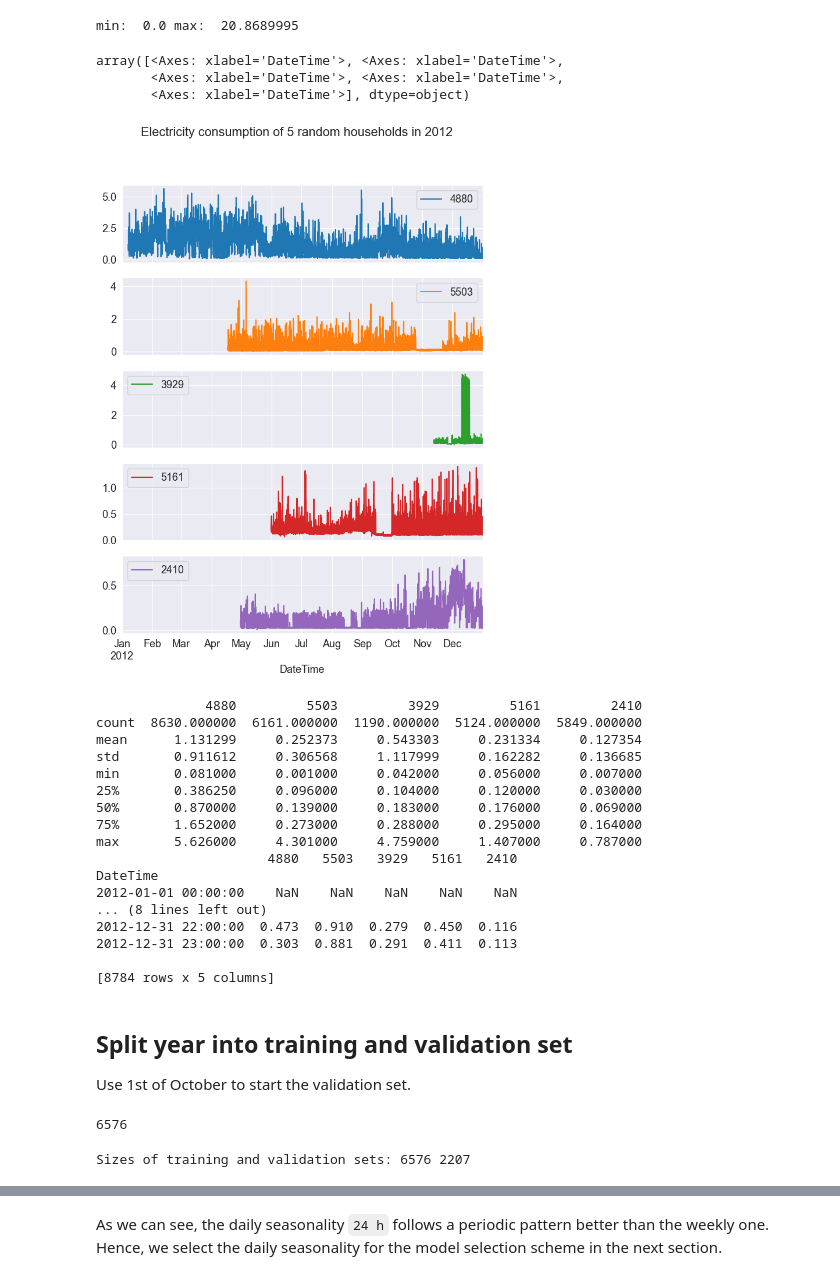
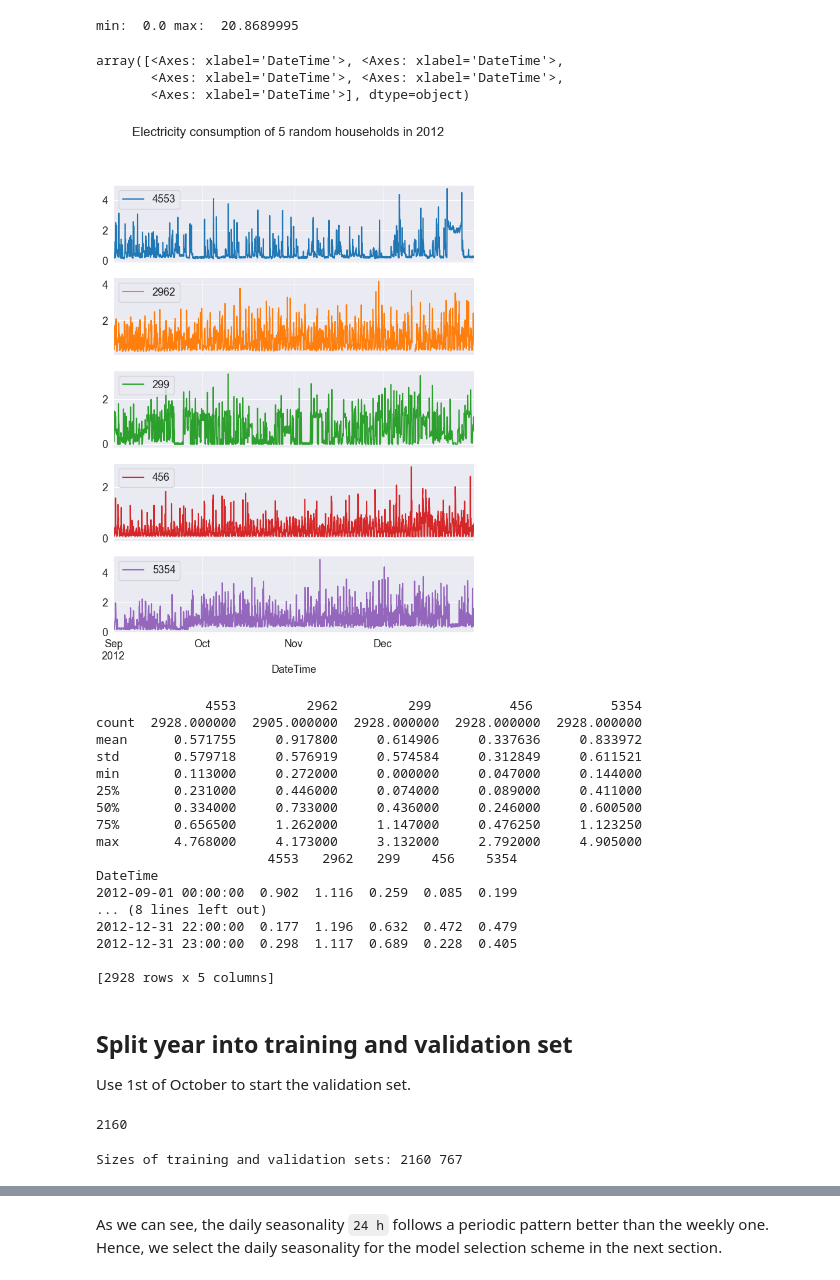
Before and after one commit to spetznick/ml4gd-project-group-3, a Jupyter notebook: arima/results_arima.ipynb, the cells around one changed output, grey strips where cells are left out. Saved outputs shown, nothing was run; the diff lists cells and outputs as text; code cells hidden in the pictures.

```diff
--- a/arima/results_arima.ipynb
+++ b/arima/results_arima.ipynb
@@ -25,7 +25,7 @@ print(os.getcwd())
 import pickle
 
 filepath = "../uk-smart-meter-aggregated/"
-filename = "df_agg_drive.pkl"
+filename = "df_agg.pkl"
 # load pickle file
 with open(filepath+filename, "rb") as f:
     df = pickle.load(f)
@@ -50,51 +50,52 @@ df_normalised = (df_normalised - min)/(max - min)
 min:  0.0 max:  20.8689995
 # %%
 # Take five random households and create a time series plot of their electricity consumption
-seed = 1985
+seed = 1997
 np.random.seed(seed)
 random_households = np.random.choice(df.columns, 5)
 # Rows for DateTime = 2012-01-01 00:00:00 to 2012-12-31 23:00:00
-df_range = df[(df.index >= "2012-01-01 00:00:00") & (df.index <= "2012-12-31 23:00:00")]
+df_range = df[(df.index >= "2012-09-01 00:00:00") & (df.index <= "2012-12-31 23:00:00")]
 five_households = df_range[random_households]
 five_households.plot(subplots=True, figsize=(8, 10), title="Electricity consumption of 5 random households in 2012")
 # %% [output]
 array([<Axes: xlabel='DateTime'>, <Axes: xlabel='DateTime'>,
        <Axes: xlabel='DateTime'>, <Axes: xlabel='DateTime'>,
        <Axes: xlabel='DateTime'>], dtype=object)
-[figure, old version]
+[figure, new version]
 # %%
 print(five_households.describe())
 print(five_households)
 # %% [output]
-              4880         5503         3929         5161         2410
-count  8630.000000  6161.000000  1190.000000  5124.000000  5849.000000
-mean      1.131299     0.252373     0.543303     0.231334     0.127354
-std       0.911612     0.306568     1.117999     0.162282     0.136685
-min       0.081000     0.001000     0.042000     0.056000     0.007000
-25%       0.386250     0.096000     0.104000     0.120000     0.030000
-50%       0.870000     0.139000     0.183000     0.176000     0.069000
-75%       1.652000     0.273000     0.288000     0.295000     0.164000
-max       5.626000     4.301000     4.759000     1.407000     0.787000
-                      4880   5503   3929   5161   2410
+              4553         2962         299          456          5354
+count  2928.000000  2905.000000  2928.000000  2928.000000  2928.000000
+mean      0.571755     0.917800     0.614906     0.337636     0.833972
+std       0.579718     0.576919     0.574584     0.312849     0.611521
+min       0.113000     0.272000     0.000000     0.047000     0.144000
+25%       0.231000     0.446000     0.074000     0.089000     0.411000
+50%       0.334000     0.733000     0.436000     0.246000     0.600500
+75%       0.656500     1.262000     1.147000     0.476250     1.123250
+max       4.768000     4.173000     3.132000     2.792000     4.905000
+                      4553   2962   299    456    5354
 DateTime
-2012-01-01 00:00:00    NaN    NaN    NaN    NaN    NaN
+2012-09-01 00:00:00  0.902  1.116  0.259  0.085  0.199
 ... (8 lines left out)
-2012-12-31 22:00:00  0.473  0.910  0.279  0.450  0.116
-2012-12-31 23:00:00  0.303  0.881  0.291  0.411  0.113
+2012-12-31 22:00:00  0.177  1.196  0.632  0.472  0.479
+2012-12-31 23:00:00  0.298  1.117  0.689  0.228  0.405
 
-[8784 rows x 5 columns]
+[2928 rows x 5 columns]
 # %% [markdown]
 ## Split year into training and validation set
 Use 1st of October to start the validation set.
 # %%
 # Split data into training and testing sets
-train_end = np.argmin(five_households.index < "2012-10-01 00:00:00")
+train_start = np.argmin(five_households.index >= "2012-09-01 00:00:00")
+train_end = np.argmin(five_households.index < "2012-11-30 00:00:00")
 val_start = train_end + 1
 train_end
 # %% [output]
-6576
+2160
 # %%
-print("Sizes of training and validation sets:", train_end, len(five_households) - val_start)
+print("Sizes of training and validation sets:", train_end-train_start, len(five_households) - val_start)
 # %% [output]
-Sizes of training and validation sets: 6576 2207
+Sizes of training and validation sets: 2160 767
 # %% [markdown]
```
Also changed, not shown: parts of 24 cells of this notebook, 1 other file.
